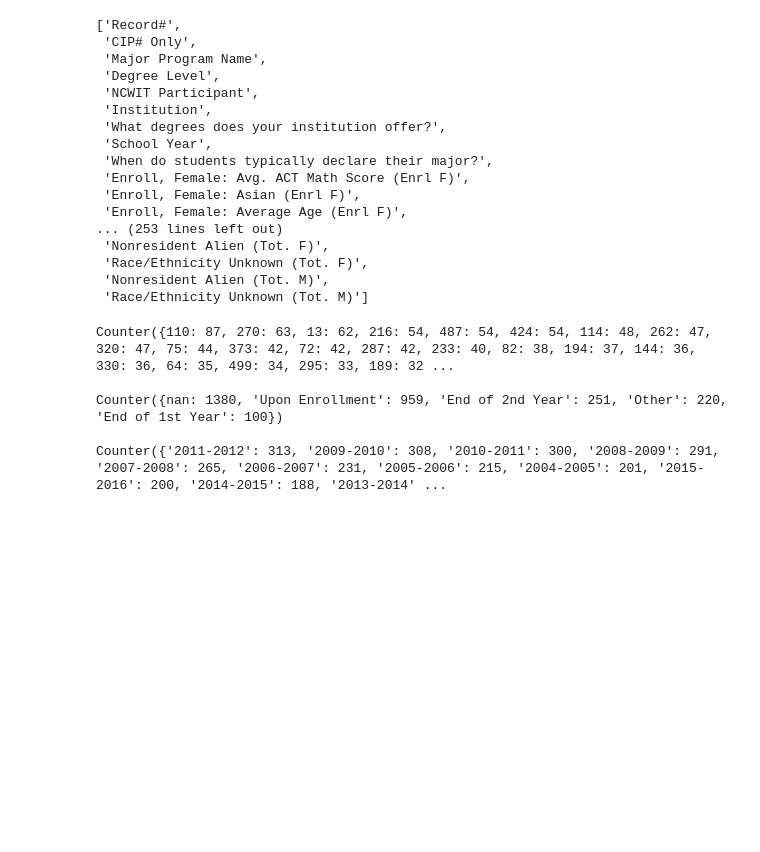
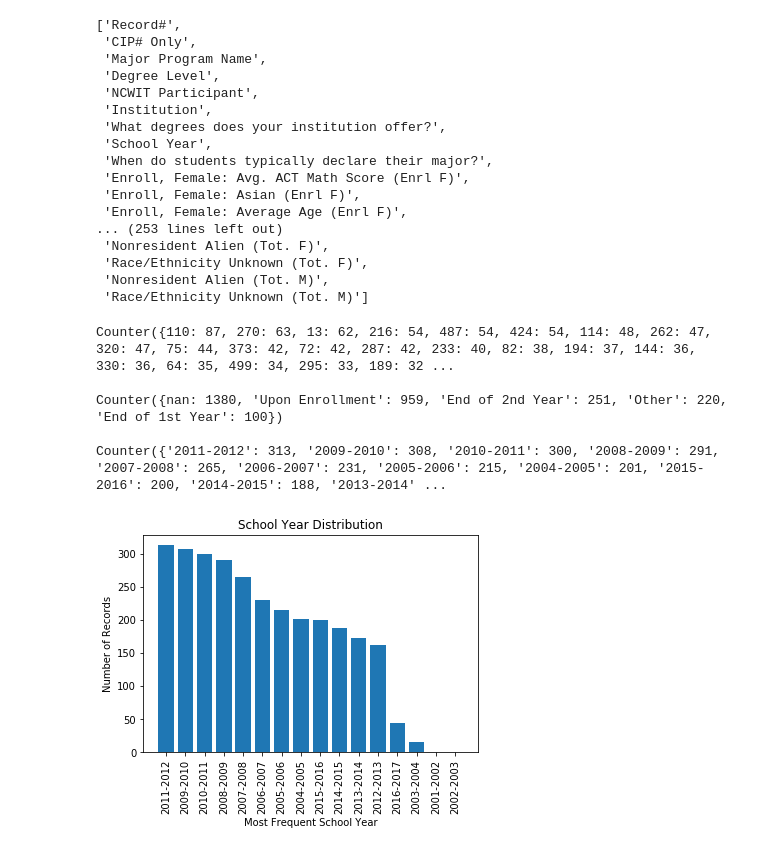
Before and after one commit to INFO-4602-5602/project-2-ncwit-team-8, a Jupyter notebook: dataClean.ipynb, the cells around one changed output. Cells and saved outputs as stored; diff of their text form; code cells hidden in the pictures; blank space fills up the shorter version.

```diff
--- a/dataClean.ipynb
+++ b/dataClean.ipynb
@@ -69,10 +70,8 @@ df["CIP# Only"]
 Name: CIP# Only, Length: 2910, dtype: object
 # %%
 cipCounter = Counter(df["CIP# Only"])
-l = sorted(cip_counter.items(), key=operator.itemgetter(1), reverse=True)
+l = sorted(cipCounter.items(), key=operator.itemgetter(1), reverse=True)
 print(l)
-print(l[0][0])
-len(l)
 x = list()
 y = list()
 for i in range(0,len(l)):
@@ -126,10 +124,19 @@ Counter({nan: 1380, 'Upon Enrollment': 959, 'End of 2nd Year': 251, 'Other': 220
 
 Counter({'2011-2012': 313, '2009-2010': 308, '2010-2011': 300, '2008-2009': 291, '2007-2008': 265, '2006-2007': 231, '2005-2006': 215, '2004-2005': 201, '2015-2016': 200, '2014-2015': 188, '2013-2014' ...
 # %%
-yVals = range(0,len(schoolYear))
+l = sorted(schoolYear.items(), key=operator.itemgetter(1), reverse=True)
+yVals = range(0, len(l))
+x = list()
+y = list()
+for i in range(0, len(l)):
+    x.append(l[i][0])
+    y.append(l[i][1])
+
 plt.title("School Year Distribution")
 plt.bar(yVals[:20], y[:20])
 plt.xticks(yVals[:20], x[:20],rotation=90)
-plt.ylabel("Count of Records")
-plt.xlabel("Top 20 CPI Values")
+plt.ylabel("Number of Records")
+plt.xlabel("Most Frequent School Year")
 plt.show()
+# %% [output]
+[figure, added]
```
Also changed, not shown: parts of 4 cells of this notebook.
